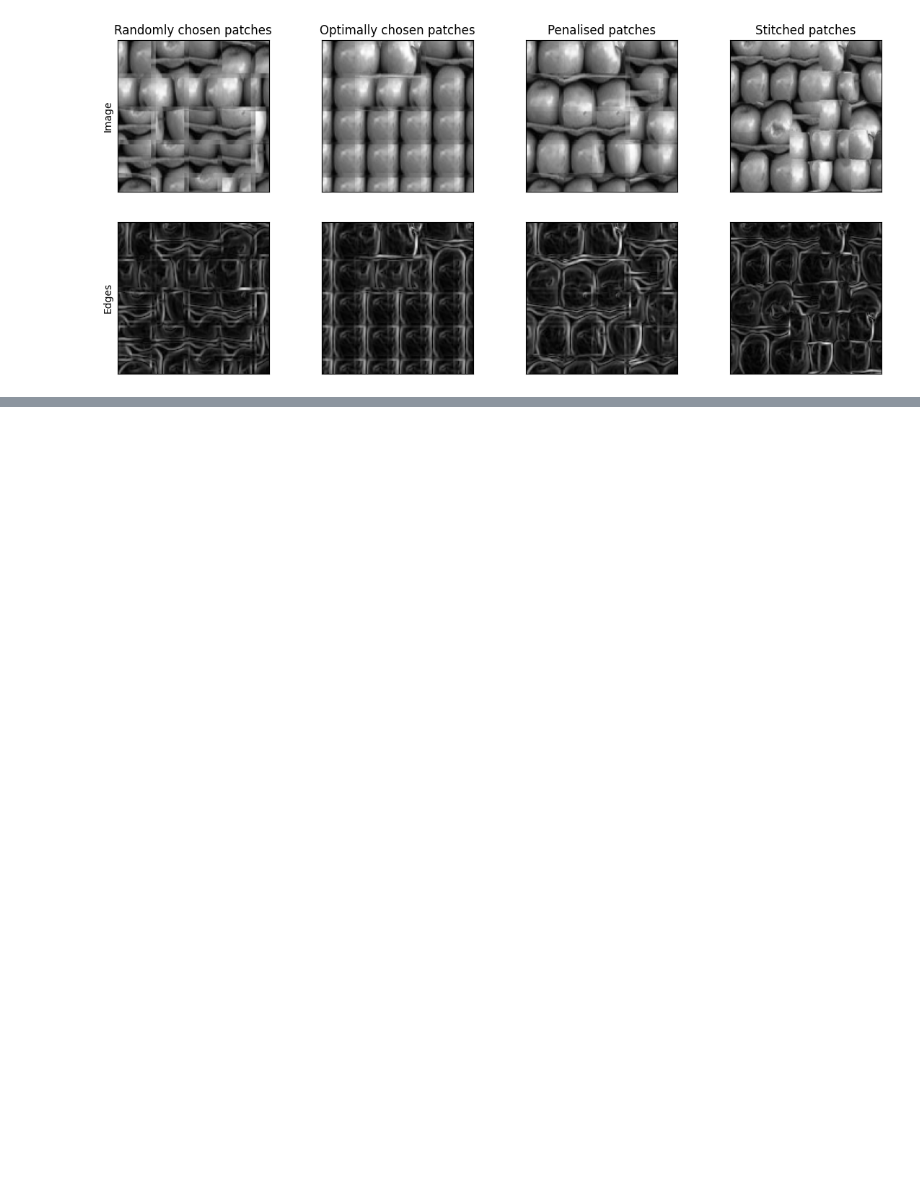
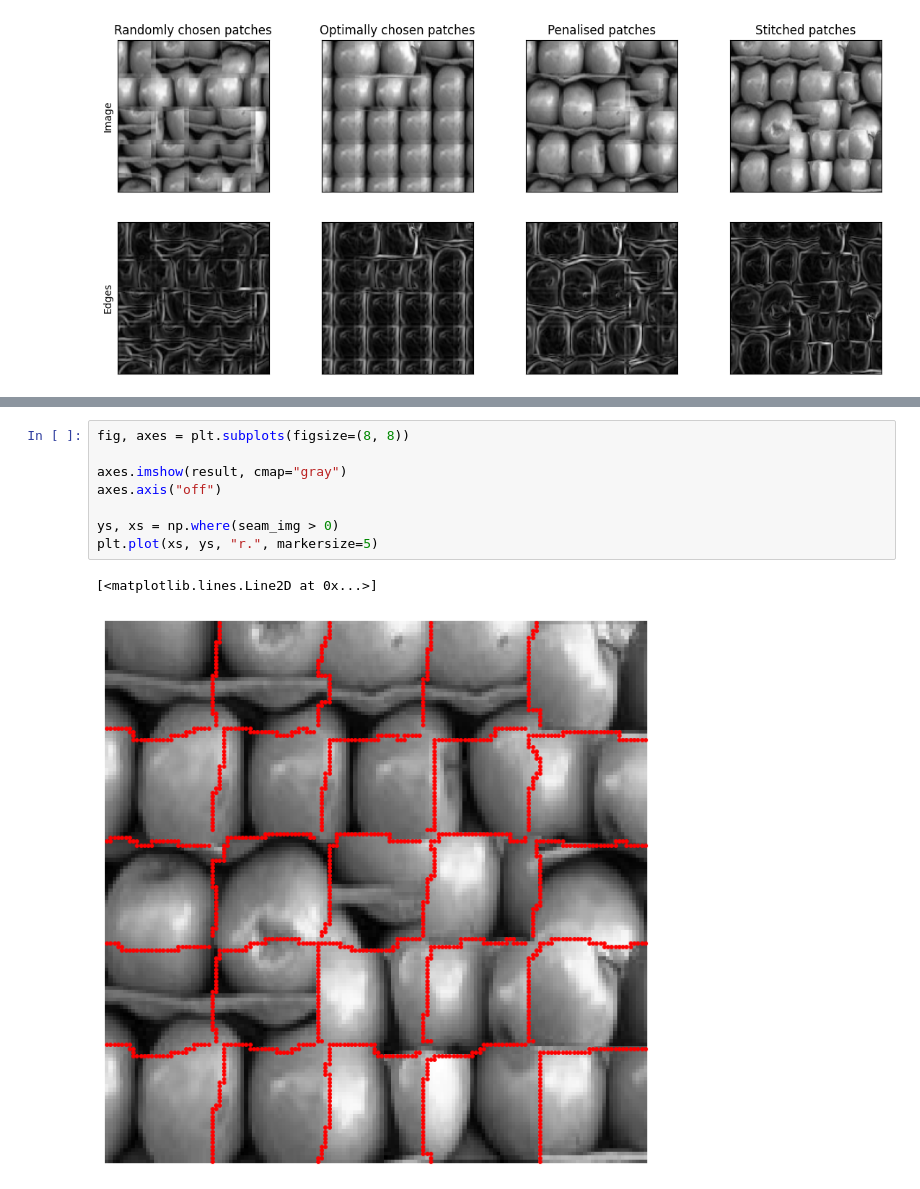
Before and after one commit to JGIBristol/current_denoising, a Jupyter notebook: src/notebooks/quilting.ipynb, the cells around one changed output, grey strips where cells are left out. Drawn from its saved outputs; the diff is of its cells as text; blank space fills up the shorter version.

Commit message:
visualise the seams

```diff
--- a/src/notebooks/quilting.ipynb
+++ b/src/notebooks/quilting.ipynb
@@ -215,0 +299,11 @@ for axis, title in zip(
+# %%
+fig, axes = plt.subplots(figsize=(8, 8))
+
+axes.imshow(result, cmap="gray")
+axes.axis("off")
+
+ys, xs = np.where(seam_img > 0)
+plt.plot(xs, ys, "r.", markersize=5)
+# %% [output]
+[<matplotlib.lines.Line2D at 0x...>]
+[figure, added]
```
Also changed, not shown: parts of 1 cell of this notebook.
